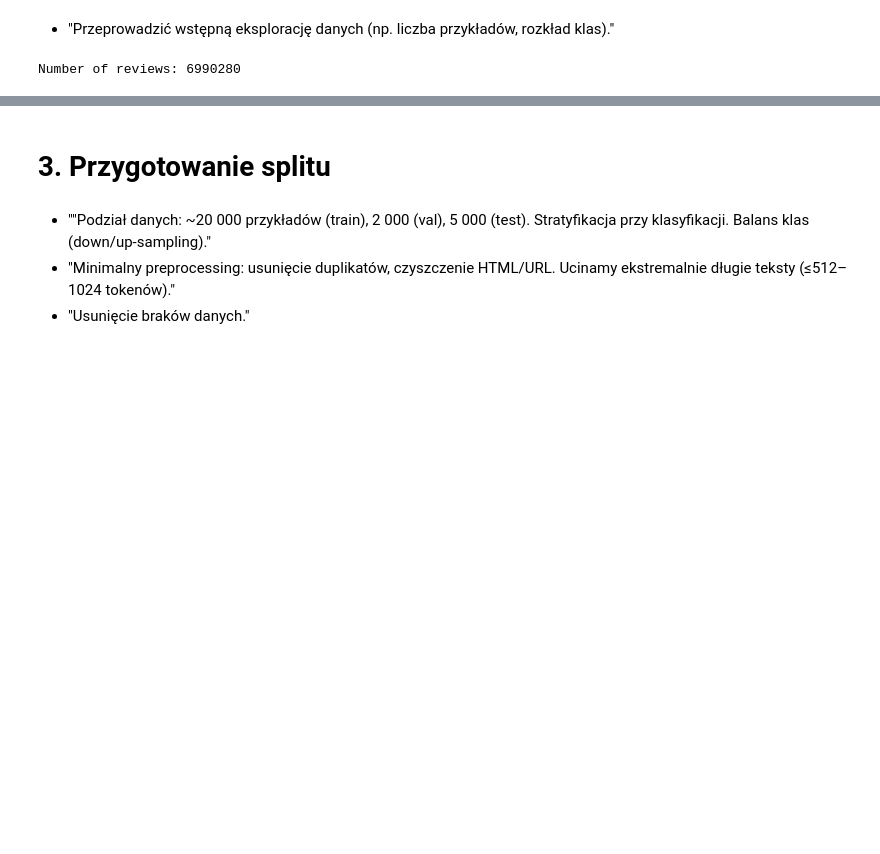
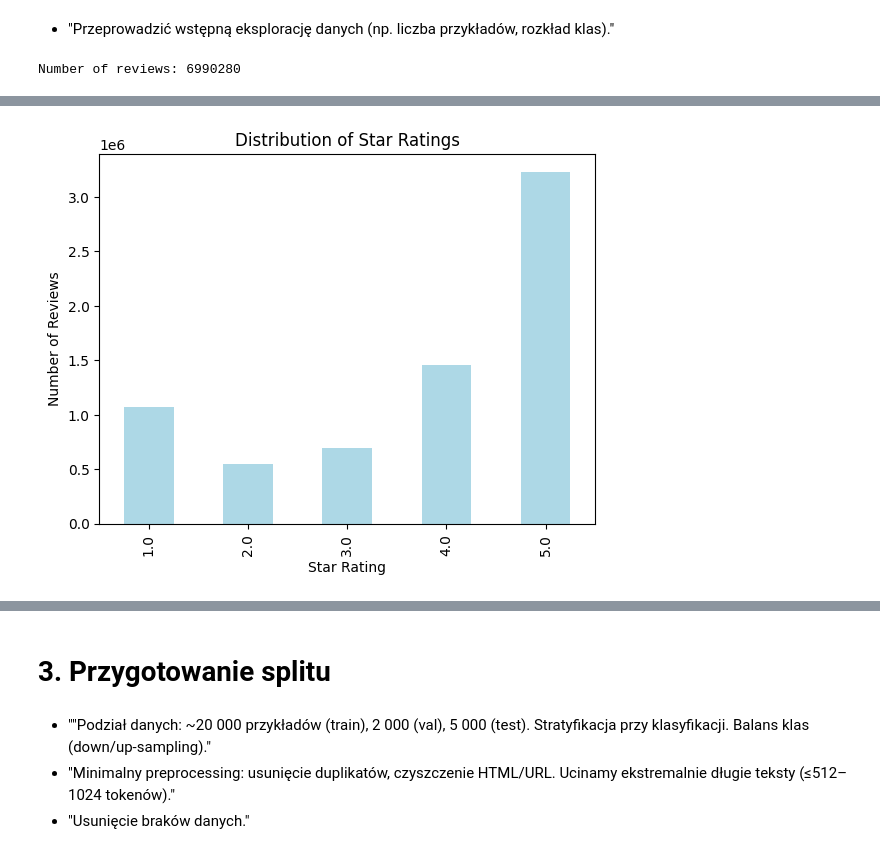
Before and after one commit to r-ost/PPD-project, a Jupyter notebook: notebooks/01_eda.ipynb, the cells around one changed output, grey strips where cells are left out. Saved outputs shown, nothing was run; the diff lists cells and outputs as text; code cells hidden in the pictures; blank space fills up the shorter version.

```diff
--- a/notebooks/01_eda.ipynb
+++ b/notebooks/01_eda.ipynb
@@ -35,0 +79,8 @@ Number of reviews: 6990280
+# %%
+df['stars'].value_counts().sort_index().plot(kind='bar', color='lightblue')
+plt.title('Distribution of Star Ratings')
+plt.xlabel('Star Rating')
+plt.ylabel('Number of Reviews')
+plt.show()
+# %% [output]
+[figure, added]
```
Also changed, not shown: parts of 10 cells of this notebook.
